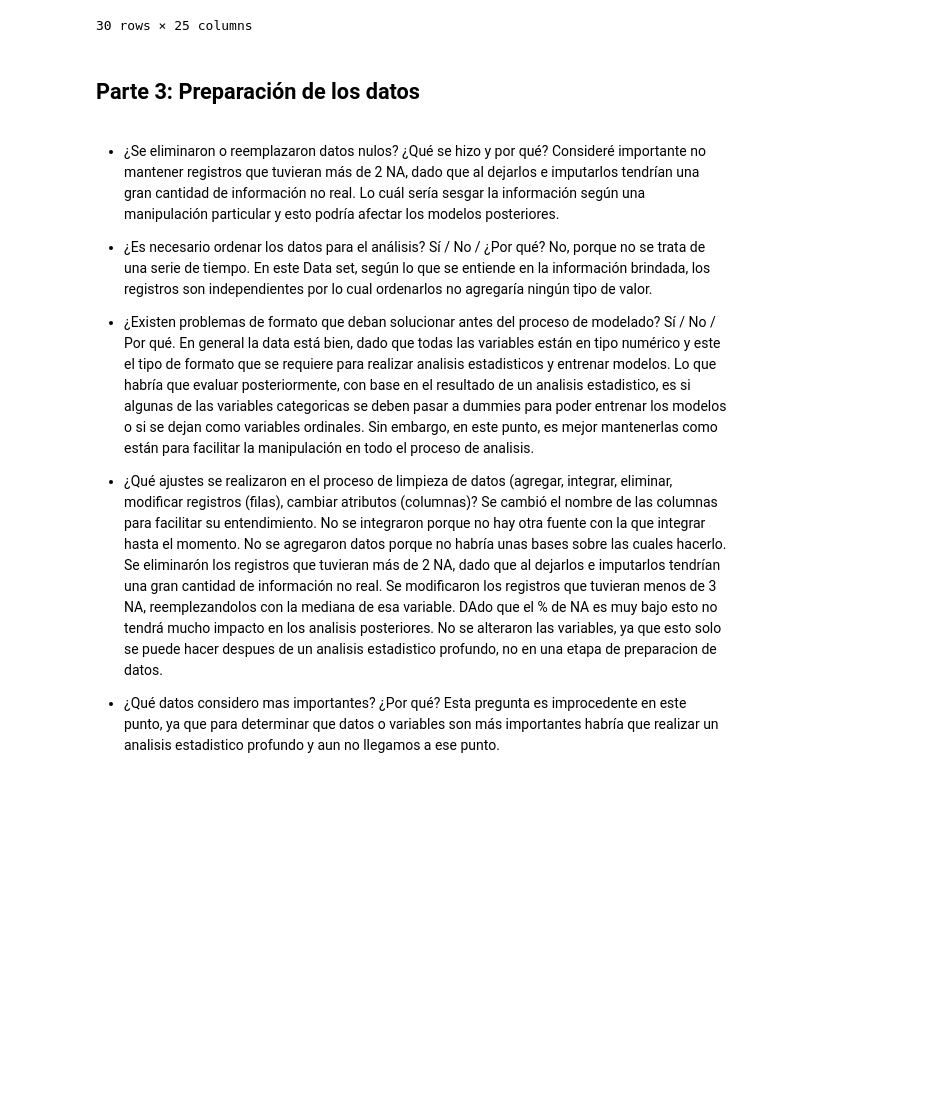
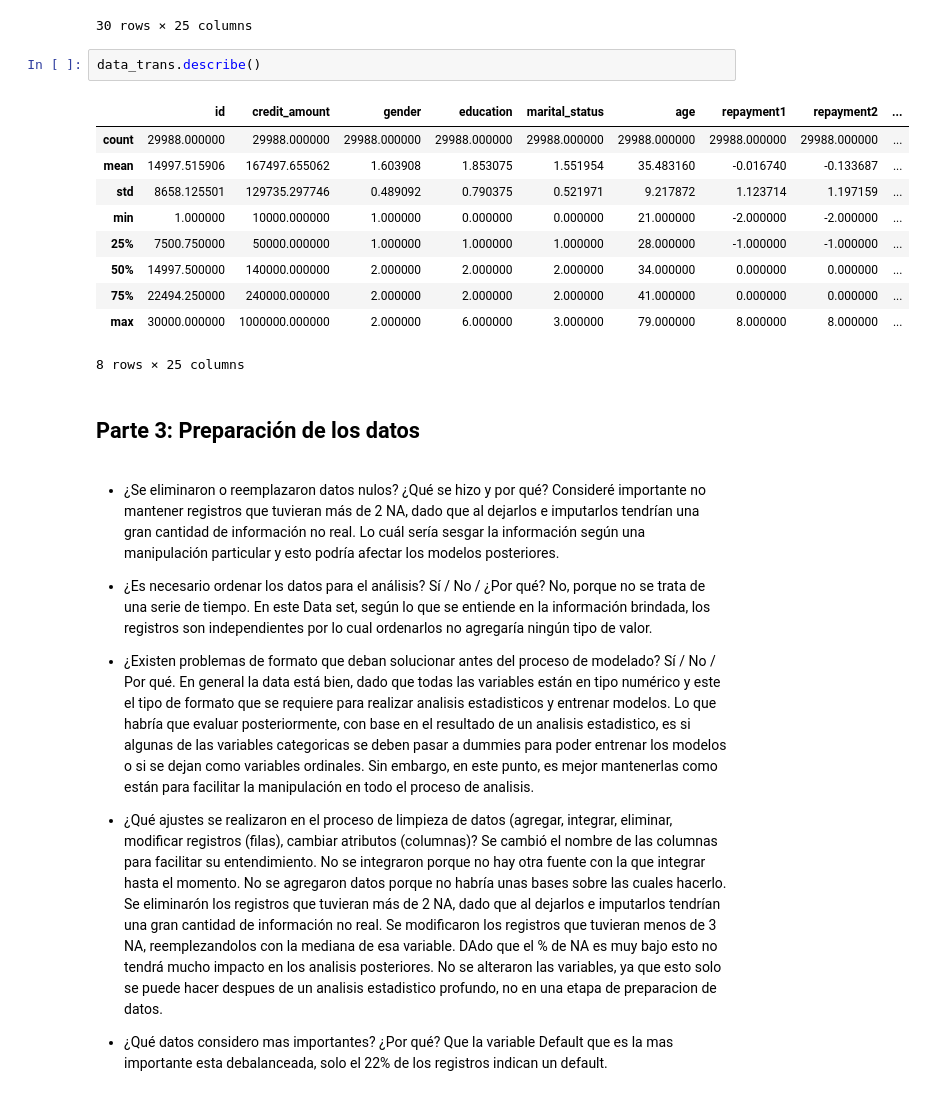
Before and after one commit to PosgradoMNA/actividades-de-aprendizaje-christiancalidad, a Jupyter notebook: Activities/AcitivdadSemana3.ipynb, the cells around one changed output. Drawn from its saved outputs; the diff is of its cells as text; blank space fills up the shorter version.

```diff
--- a/Activities/AcitivdadSemana3.ipynb
+++ b/Activities/AcitivdadSemana3.ipynb
@@ -193,6 +187,19 @@ data_trans[mask_nas]
 | 23991 | 23992 | 50000 | 1.0 | 3.0 | 2.0 | 25.0 | 0.0 | 0.0 | ... |
 | 23992 | 23993 | 50000 | 1.0 | 2.0 | 2.0 | 24.0 | 0.0 | 0.0 | ... |
 30 rows × 25 columns
+# %%
+data_trans.describe()
+# %% [output]
+|  | id | credit_amount | gender | education | marital_status | age | repayment1 | repayment2 | ... |
+| count | 29988.000000 | 29988.000000 | 29988.000000 | 29988.000000 | 29988.000000 | 29988.000000 | 29988.000000 | 29988.000000 | ... |
+| mean | 14997.515906 | 167497.655062 | 1.603908 | 1.853075 | 1.551954 | 35.483160 | -0.016740 | -0.133687 | ... |
+| std | 8658.125501 | 129735.297746 | 0.489092 | 0.790375 | 0.521971 | 9.217872 | 1.123714 | 1.197159 | ... |
+| min | 1.000000 | 10000.000000 | 1.000000 | 0.000000 | 0.000000 | 21.000000 | -2.000000 | -2.000000 | ... |
+| 25% | 7500.750000 | 50000.000000 | 1.000000 | 1.000000 | 1.000000 | 28.000000 | -1.000000 | -1.000000 | ... |
+| 50% | 14997.500000 | 140000.000000 | 2.000000 | 2.000000 | 2.000000 | 34.000000 | 0.000000 | 0.000000 | ... |
+| 75% | 22494.250000 | 240000.000000 | 2.000000 | 2.000000 | 2.000000 | 41.000000 | 0.000000 | 0.000000 | ... |
+| max | 30000.000000 | 1000000.000000 | 2.000000 | 6.000000 | 3.000000 | 79.000000 | 8.000000 | 8.000000 | ... |
+8 rows × 25 columns
 # %% [markdown]
 ## Parte 3: Preparación de los datos
 # %% [markdown]
@@ -218,4 +225,4 @@ No se alteraron las variables, ya que esto solo se puede hacer despues de un ana
 
 
 - ¿Qué datos considero mas importantes? ¿Por qué?
-Esta pregunta es improcedente en este punto, ya que para determinar que datos o variables son más importantes habría que realizar un analisis estadistico profundo y aun no llegamos a ese punto.
+Que la variable Default que es la mas importante esta debalanceada, solo el 22% de los registros indican un default.
```
Also changed, not shown: parts of 1 cell of this notebook.
